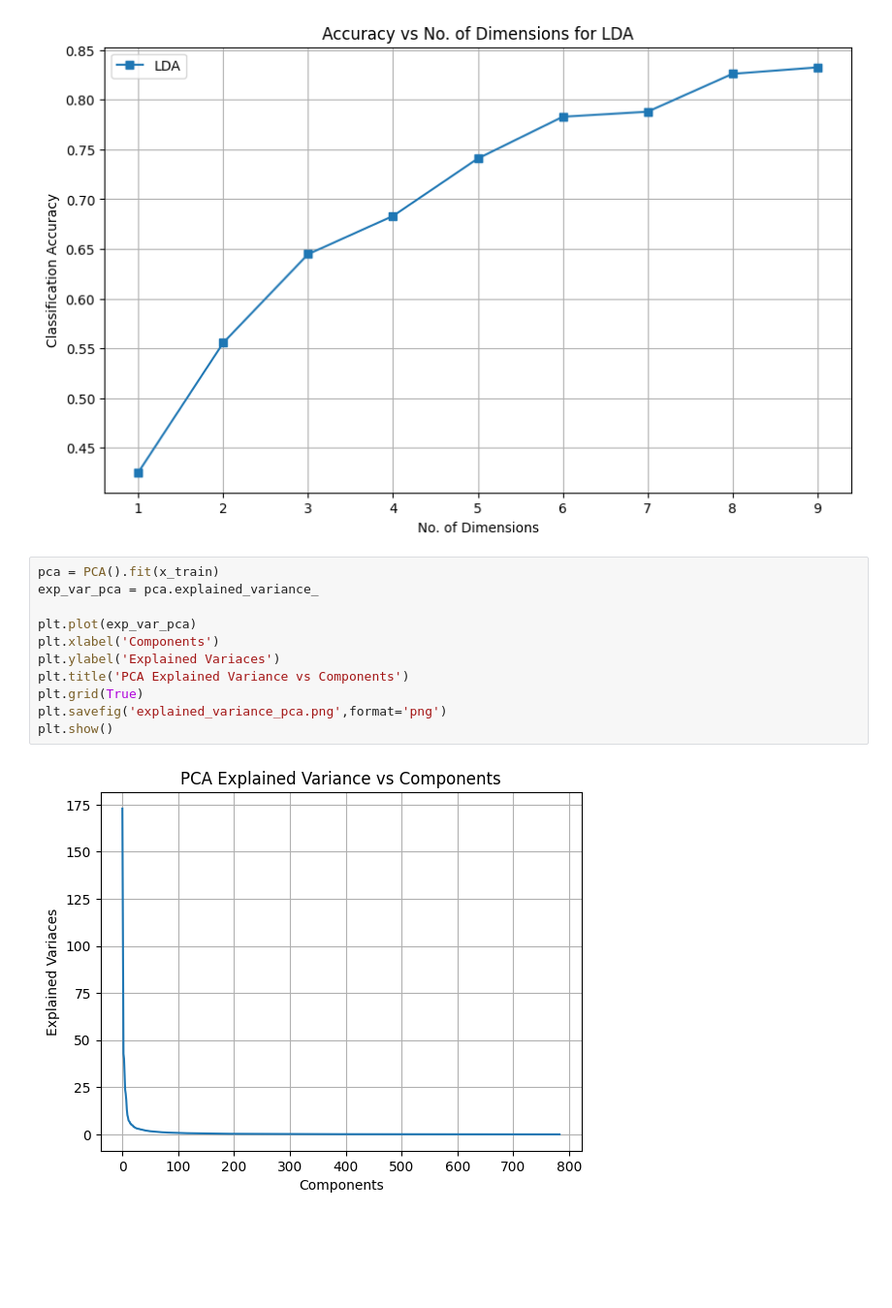
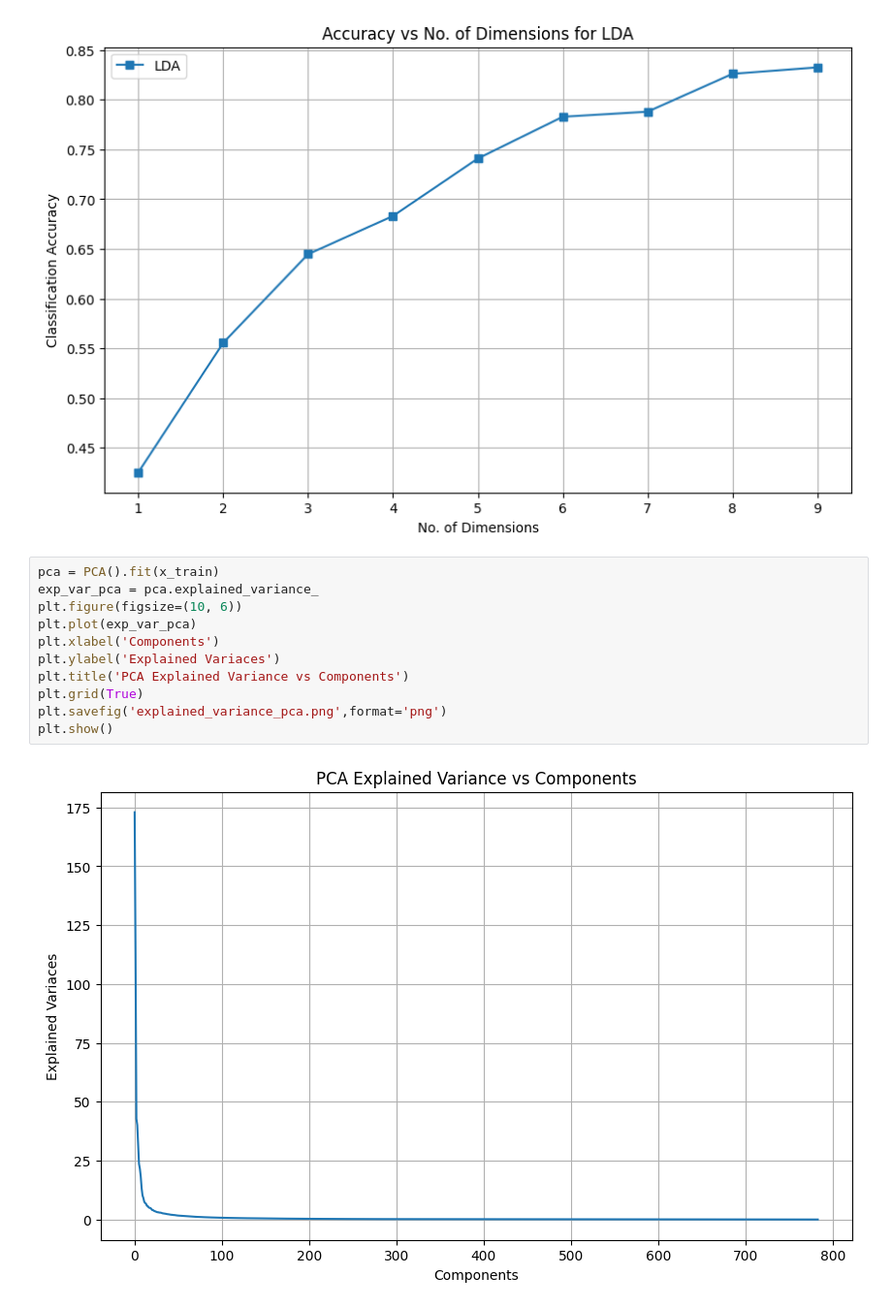
Before and after one commit to LiTianchu/IE4476-Classification-Assignment, a Jupyter notebook: reduction.ipynb, the cells around one changed output. Shown: that part at 97% size. Cells and saved outputs as stored; diff of their text form; blank space fills up the shorter version.

```diff
--- a/reduction.ipynb
+++ b/reduction.ipynb
@@ -199,13 +220,13 @@ plt.show()
 # %%
 pca = PCA().fit(x_train)
 exp_var_pca = pca.explained_variance_
-
+plt.figure(figsize=(10, 6))
 plt.plot(exp_var_pca)
 plt.xlabel('Components')
 plt.ylabel('Explained Variaces')
 plt.title('PCA Explained Variance vs Components')
 plt.grid(True)
 plt.savefig('explained_variance_pca.png',format='png')
 plt.show()
 # %% [output]
-[figure, old version]
+[figure, new version]
```
Also changed, not shown: parts of 7 cells of this notebook, 2 other files.
